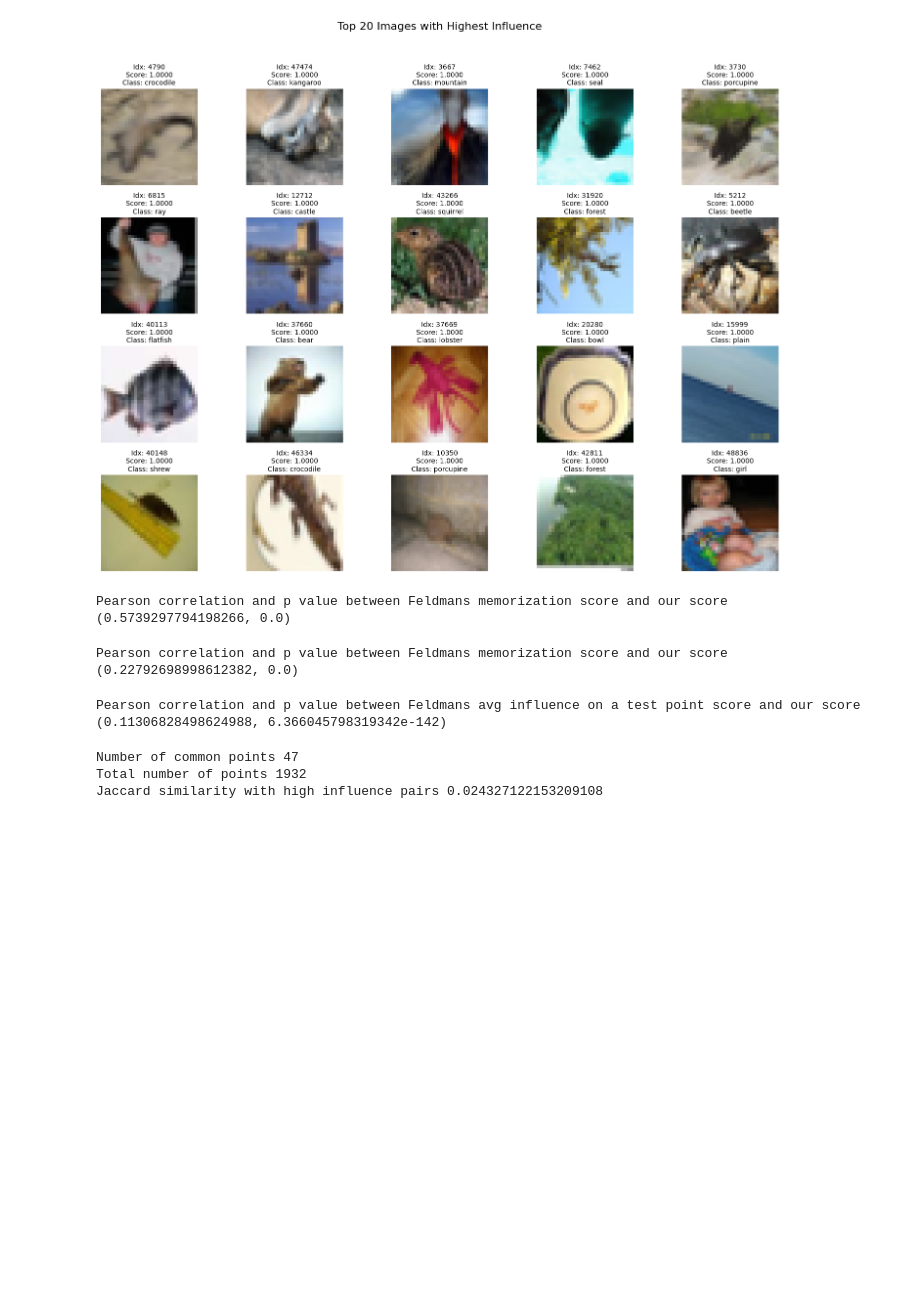
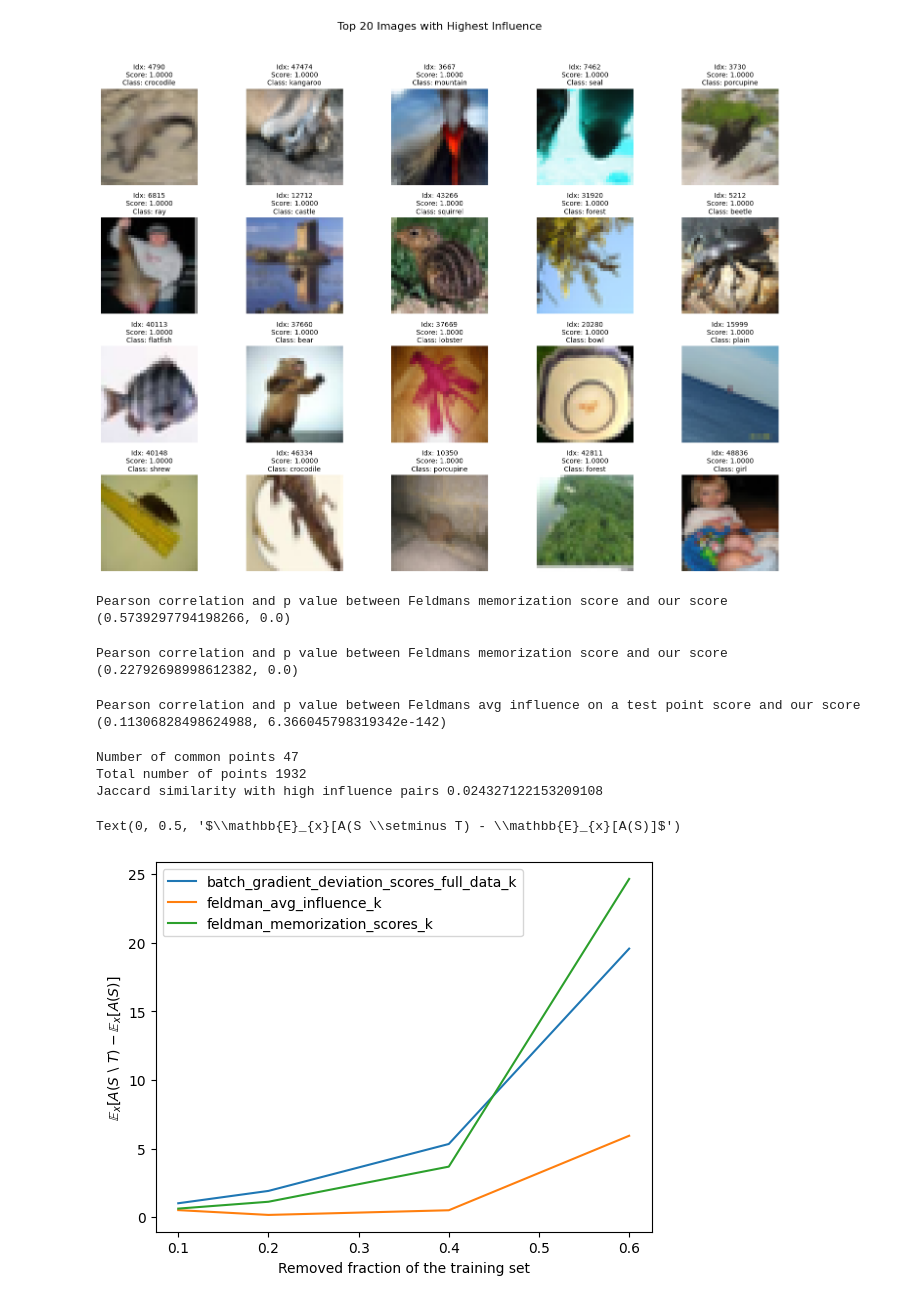
Before and after one commit to Mehdi-Inane/Gradient-based-attribution, a Jupyter notebook: compare_with_feldman.ipynb, the cells around one changed output. Cells and saved outputs as stored; diff of their text form; code cells hidden in the pictures; blank space fills up the shorter version.

Commit message:
adding evals and OOD test perf

```diff
--- a/compare_with_feldman.ipynb
+++ b/compare_with_feldman.ipynb
@@ -142,3 +142,29 @@ print(f'Jaccard similarity with high influence pairs {jaccard_similarity}')
 Number of common points 47
 Total number of points 1932
 Jaccard similarity with high influence pairs 0.024327122153209108
+# %%
+# test scores
+import pandas as pd
+base_path = 'checkpoints/training_log_cifar100_'
+suffixes = ['batch_gradient_deviation_scores_full_data_k','feldman_avg_influence_k','feldman_memorization_scores_k']
+Ks = [5000,10000,20000,30000]
+test_accs = []
+df_ref = pd.read_csv('training_log_cifar100_normal.csv')
+ref_test_acc = df_ref['Test Acc'].iloc[-1]
+for suff in suffixes:
+    suff_list = []
+    for K in Ks:
+        df = pd.read_csv(f'{base_path + suff}{K}_normal.csv')
+        test_acc = np.abs(df['Test Acc'].iloc[-1] - ref_test_acc)
+        suff_list.append(test_acc)
+    test_accs.append(suff_list)
+# %%
+fracs = [K / 50000 for K in Ks]
+for ix,lis in enumerate(test_accs):
+    plt.plot(fracs,lis,label=suffixes[ix])
+    plt.legend()
+plt.xlabel('Removed fraction of the training set')
+plt.ylabel(r'$\mathbb{E}_{x}[A(S \setminus T) - \mathbb{E}_{x}[A(S)]$')
+# %% [output]
+Text(0, 0.5, '$\\mathbb{E}_{x}[A(S \\setminus T) - \\mathbb{E}_{x}[A(S)]$')
+[figure, added]
```
Also changed, not shown: parts of 2 cells of this notebook, 15 other files.
